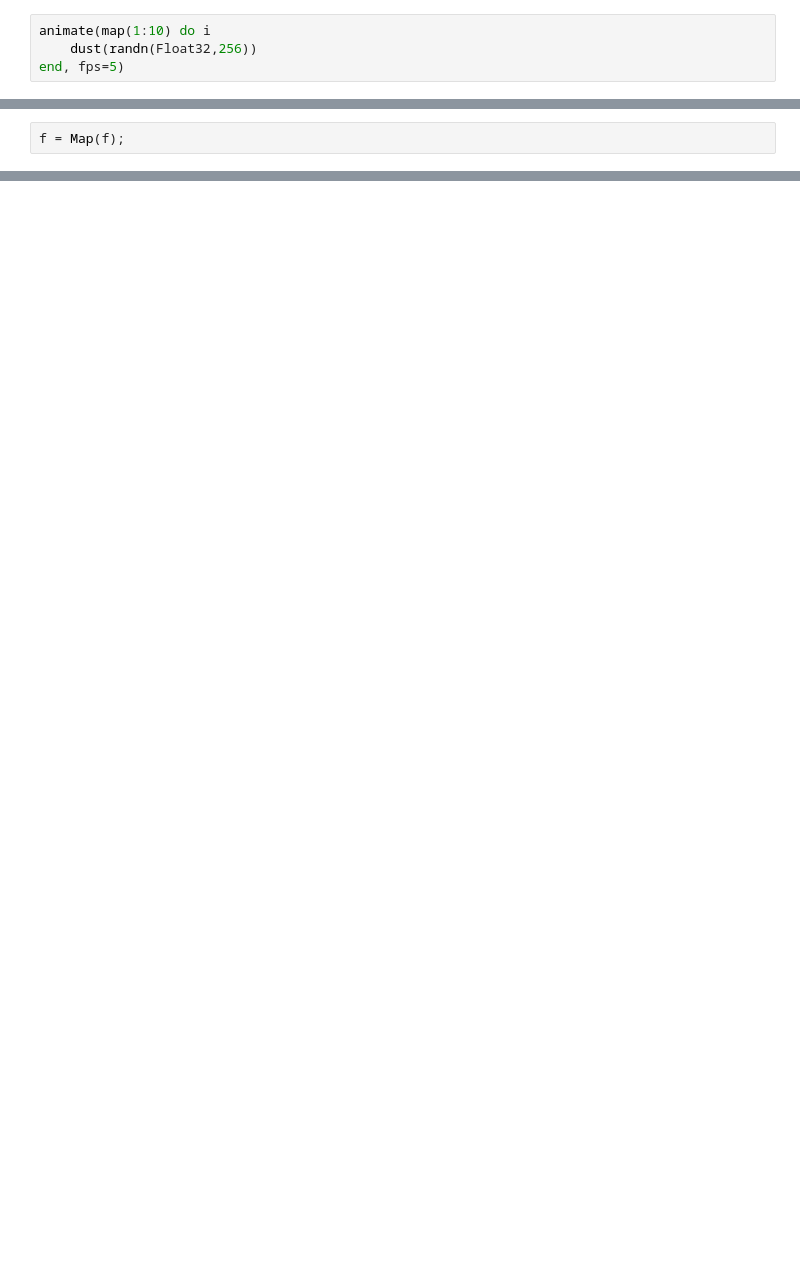
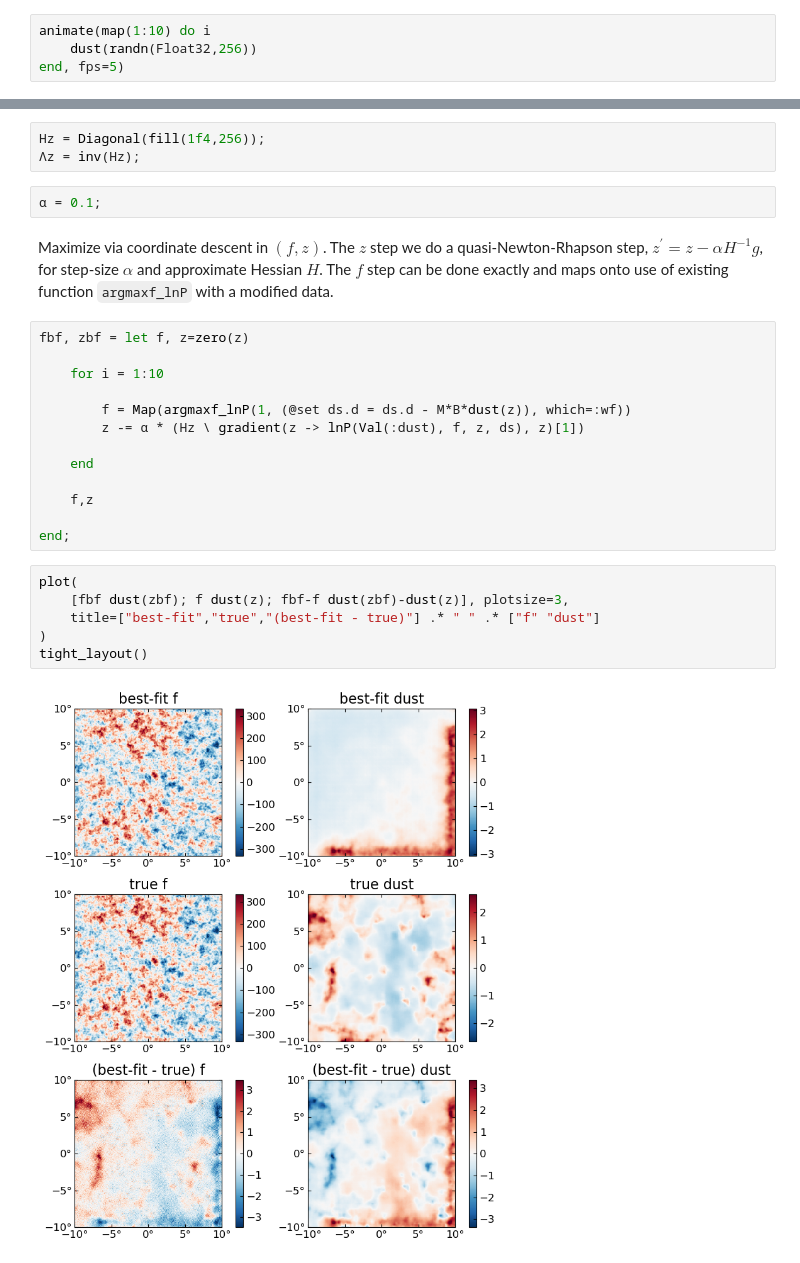
Before and after one commit to b-thorne/began, a Jupyter notebook: notebooks/sampling.ipynb, the cells around one changed output, grey strips where cells are left out. Drawn from its saved outputs; the diff is of its cells as text; blank space fills up the shorter version.

```diff
--- a/notebooks/sampling.ipynb
+++ b/notebooks/sampling.ipynb
@@ -74,2 +125,0 @@ lnP(Val(:dust), f, θg₀, ds)
-# %%
-f = Map(f);
@@ -79,0 +142,28 @@ argmaxf_lnP(NoLensing(), ds, which=:sample) |> plot
+# %%
+Hz = Diagonal(fill(1f4,256));
+Λz = inv(Hz);
+# %%
+α = 0.1;
+# %% [markdown]
+Maximize via coordinate descent in $(f,z)$. The $z$ step we do a quasi-Newton-Rhapson step, $z^\prime = z - \alpha H^{-1} g$, for step-size $\alpha$ and approximate Hessian $H$. The $f$ step can be done exactly and maps onto use of existing function `argmaxf_lnP` with a modified data.
+# %%
+fbf, zbf = let f, z=zero(z)
+
+    for i = 1:10
+
+        f = Map(argmaxf_lnP(1, (@set ds.d = ds.d - M*B*dust(z)), which=:wf))
+        z -= α * (Hz \ gradient(z -> lnP(Val(:dust), f, z, ds), z)[1])
+
+    end
+
+    f,z
+
+end;
+# %%
+plot(
+    [fbf dust(zbf); f dust(z); fbf-f dust(zbf)-dust(z)], plotsize=3,
+    title=["best-fit","true","(best-fit - true)"] .* " " .* ["f" "dust"]
+)
+tight_layout()
+# %% [output]
+[figure, added]
```
Also changed, not shown: parts of 27 cells of this notebook, 2 other files.
